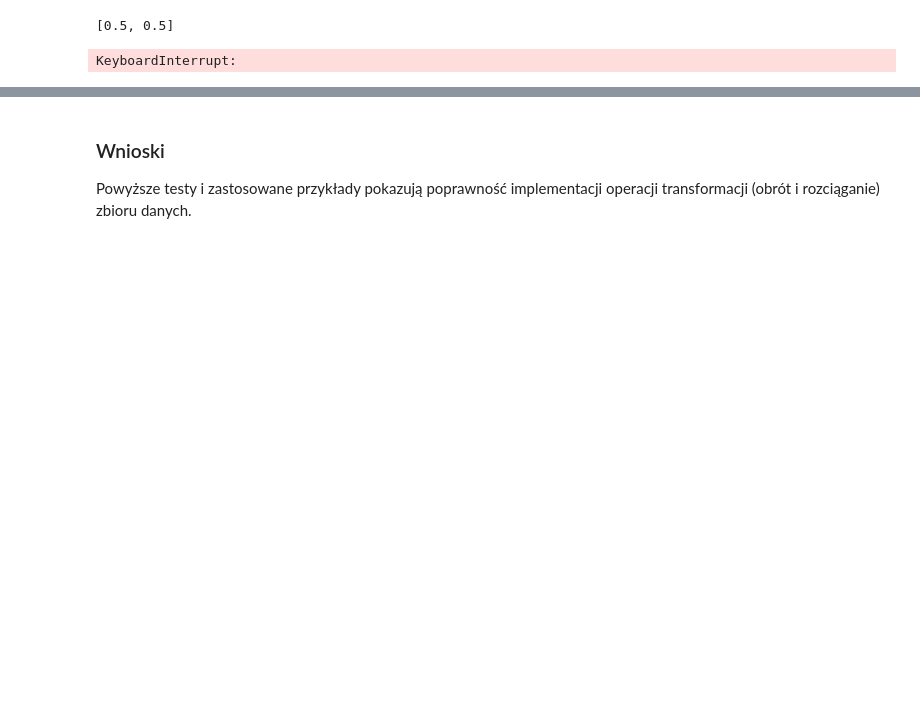
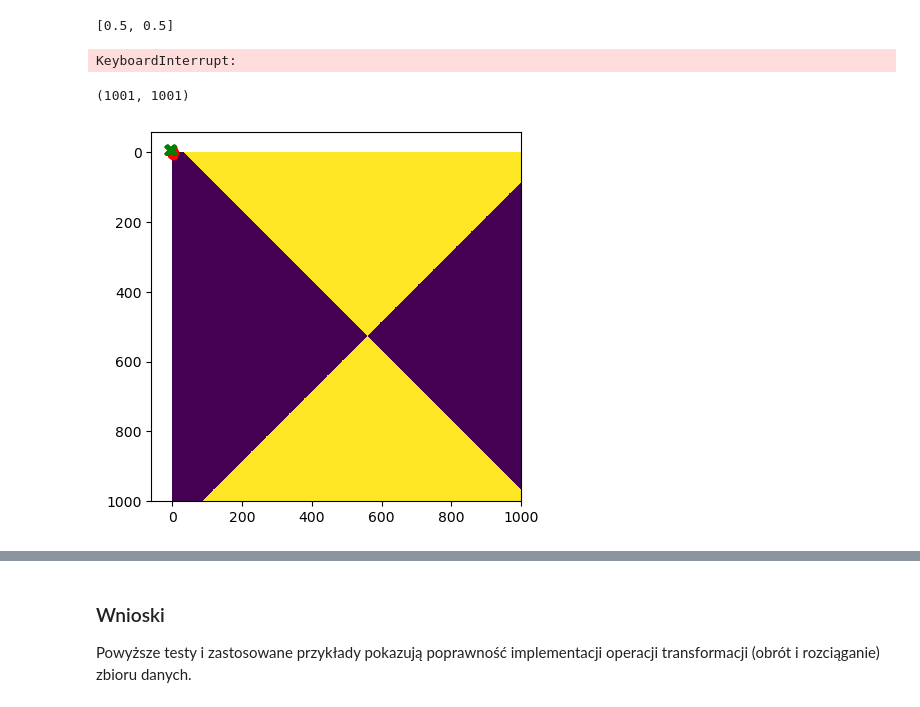
Before and after one commit to Funiek/eksploracja-danych, a Jupyter notebook: cw6/ed_cw6_krzysztof_funkowski.ipynb, the cells around one changed output, grey strips where cells are left out. Cells and saved outputs as stored; diff of their text form; code cells hidden in the pictures; blank space fills up the shorter version.

```diff
--- a/cw6/ed_cw6_krzysztof_funkowski.ipynb
+++ b/cw6/ed_cw6_krzysztof_funkowski.ipynb
@@ -300,20 +301,21 @@ STEP = 0.05
 # %%
 import plotly.express as px
 # %%
-rangex = np.arange(-25, 25 + STEP, STEP)
+rangex = np.arange(-5, 5 + STEP, STEP)
 rangey = rangex
 # %%
 heatmap_data = np.array([[assign_color(t1, t2, x, y) for y in rangey] for x in rangex])
 # %% [output]
 KeyboardInterrupt:
-# %%
-heatmap_data = []
-
-for x in rangex:
-    row = []
-    for y in rangey:
-        color = assign_color(x, y)  # Tutaj użyj swojej funkcji assign_color
-        row.append(color)
-    heatmap_data.append(row)
-
-heatmap_data = np.array(heatmap_data)
+# %%
+heatmap_data.shape
+# %% [output]
+(1001, 1001)
+# %%
+# Tworzenie heatmapy przy użyciu matplotlib
+plt.imshow(heatmap_data, cmap="viridis", interpolation="nearest")
+plt.scatter(t1[:,[0]], t1[:,[1]], color='red', marker='o')
+plt.scatter(t2[:,[0]], t2[:,[1]], color='green', marker='x')
+plt.show()
+# %% [output]
+[figure, added]
```
Also changed, not shown: parts of 12 cells of this notebook, 8 other files.
